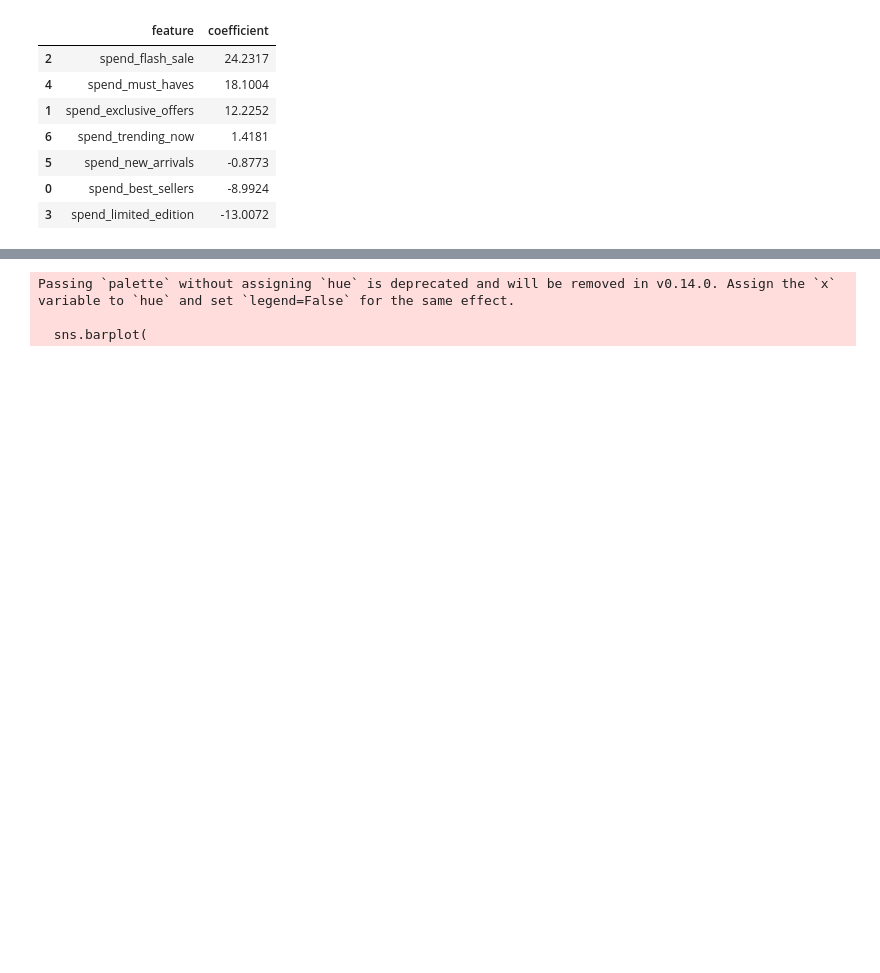
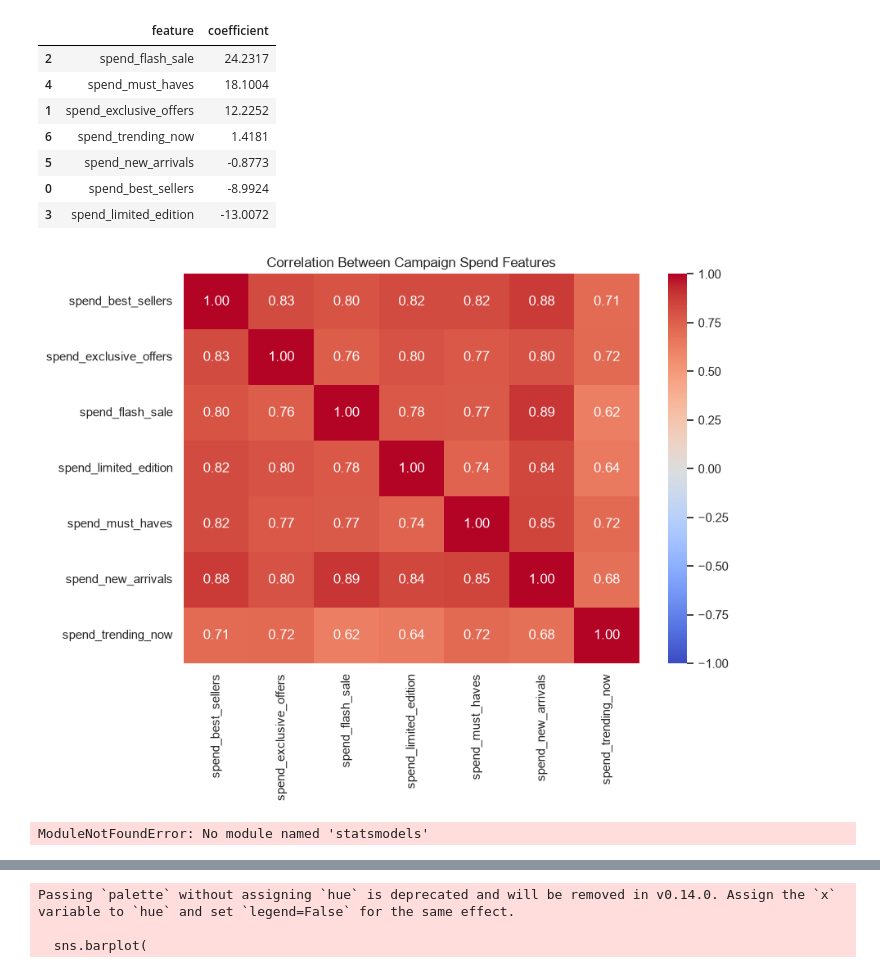
Before and after one commit to erincheng0/media-analytics-MMM-lite, a Jupyter notebook: notebooks/02_modeling_and_scenarios.ipynb, the cells around one changed output, grey strips where cells are left out. Cells and saved outputs as stored; diff of their text form; code cells hidden in the pictures; blank space fills up the shorter version.

Commit message:
Add multicollinearity diagnostics and alpha sensitivity analysis

```diff
--- a/notebooks/02_modeling_and_scenarios.ipynb
+++ b/notebooks/02_modeling_and_scenarios.ipynb
@@ -334,3 +345,32 @@ spend_coef_df
 | 5 | spend_new_arrivals | -0.8773 |
 | 0 | spend_best_sellers | -8.9924 |
 | 3 | spend_limited_edition | -13.0072 |
+# %%
+# multicollinearity check on campaign spend features
+# high correlation between spend columns would explain unstable/wrong-signed coefficients
+
+spend_cols = [c for c in model_df.columns if c.startswith("spend_")]
+spend_corr = model_df[spend_cols].corr()
+
+plt.figure(figsize=(9, 7))
+sns.heatmap(spend_corr, annot=True, fmt=".2f", cmap="coolwarm", vmin=-1, vmax=1)
+plt.title("Correlation Between Campaign Spend Features")
+plt.tight_layout()
+plt.savefig(FIG_DIR / "spend_correlation_heatmap.png", dpi=150)
+plt.show()
+# %% [output]
+[figure, added]
+# %%
+# VIF (variance inflation factor) — a VIF above ~5-10 signals problematic multicollinearity
+from statsmodels.stats.outliers_influence import variance_inflation_factor
+from statsmodels.tools.tools import add_constant
+
+X_vif = add_constant(model_df[spend_cols])
+vif_df = pd.DataFrame({
+    "feature": X_vif.columns,
+    "vif": [variance_inflation_factor(X_vif.values, i) for i in range(X_vif.shape[1])]
+})
+vif_df = vif_df[vif_df["feature"] != "const"].sort_values("vif", ascending=False)
+vif_df
+# %% [output]
+ModuleNotFoundError: No module named 'statsmodels'
```
Also changed, not shown: parts of 8 cells of this notebook, 3 other files.
